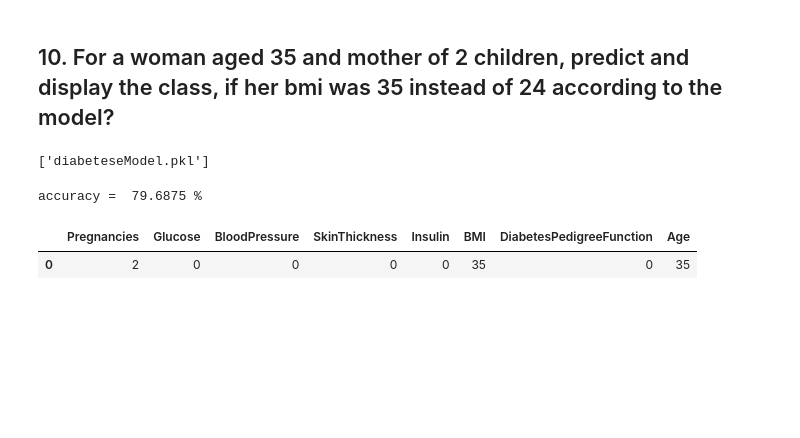
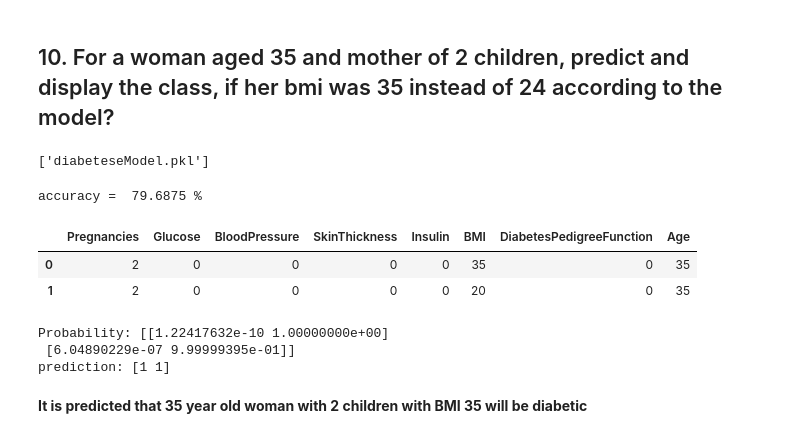
Before and after one commit to PrabhaKannan/ML_diabetes_prediction_Q2, a Jupyter notebook: diabetes_prediction.ipynb, the cells around one changed output. Cells and saved outputs as stored; diff of their text form; code cells hidden in the pictures; blank space fills up the shorter version.

```diff
--- a/diabetes_prediction.ipynb
+++ b/diabetes_prediction.ipynb
@@ -282,14 +282,23 @@ print("accuracy = ",accuracyModel * 100,"%")
 # %% [output]
 accuracy =  79.6875 %
 # %%
-sampledata = {'Pregnancies':[2],'Glucose':[0],'BloodPressure':[0],'SkinThickness':[0],'Insulin':[0],'BMI':[35],'DiabetesPedigreeFunction':[0],'Age':[35]}
+sampledata = {'Pregnancies':[2,2],'Glucose':[0,0],'BloodPressure':[0,0],'SkinThickness':[0,0],'Insulin':[0,0],'BMI':[35,20],'DiabetesPedigreeFunction':[0,0],'Age':[35,35]}
+#sampledata = {'Pregnancies':[2],'Glucose':[0],'BloodPressure':[0],'SkinThickness':[0],'Insulin':[0],'BMI':[24],'DiabetesPedigreeFunction':[0],'Age':[35]}
+#sampledata = {'Pregnancies':[2],'BMI':[24],'Age':[35]}
 df = pd.DataFrame(sampledata)
 df
 # %% [output]
 |  | Pregnancies | Glucose | BloodPressure | SkinThickness | Insulin | BMI | DiabetesPedigreeFunction | Age |
 | 0 | 2 | 0 | 0 | 0 | 0 | 35 | 0 | 35 |
+| 1 | 2 | 0 | 0 | 0 | 0 | 20 | 0 | 35 |
 # %%
-#predictionProbability = lm.predict_proba(sampledata)
-#prediction = lm.predict(sampledata)
-#print('Probability:', predictionProbability)
-#print('prediction:', prediction)
+predictionProbability = lm.predict_proba(df)
+prediction = lm.predict(df)
+print('Probability:', predictionProbability)
+print('prediction:', prediction)
+# %% [output]
+Probability: [[1.22417632e-10 1.00000000e+00]
+ [6.04890229e-07 9.99999395e-01]]
+prediction: [1 1]
+# %% [markdown]
+**It is predicted that 35 year old woman with 2 children with BMI 35 will be diabetic**
```
